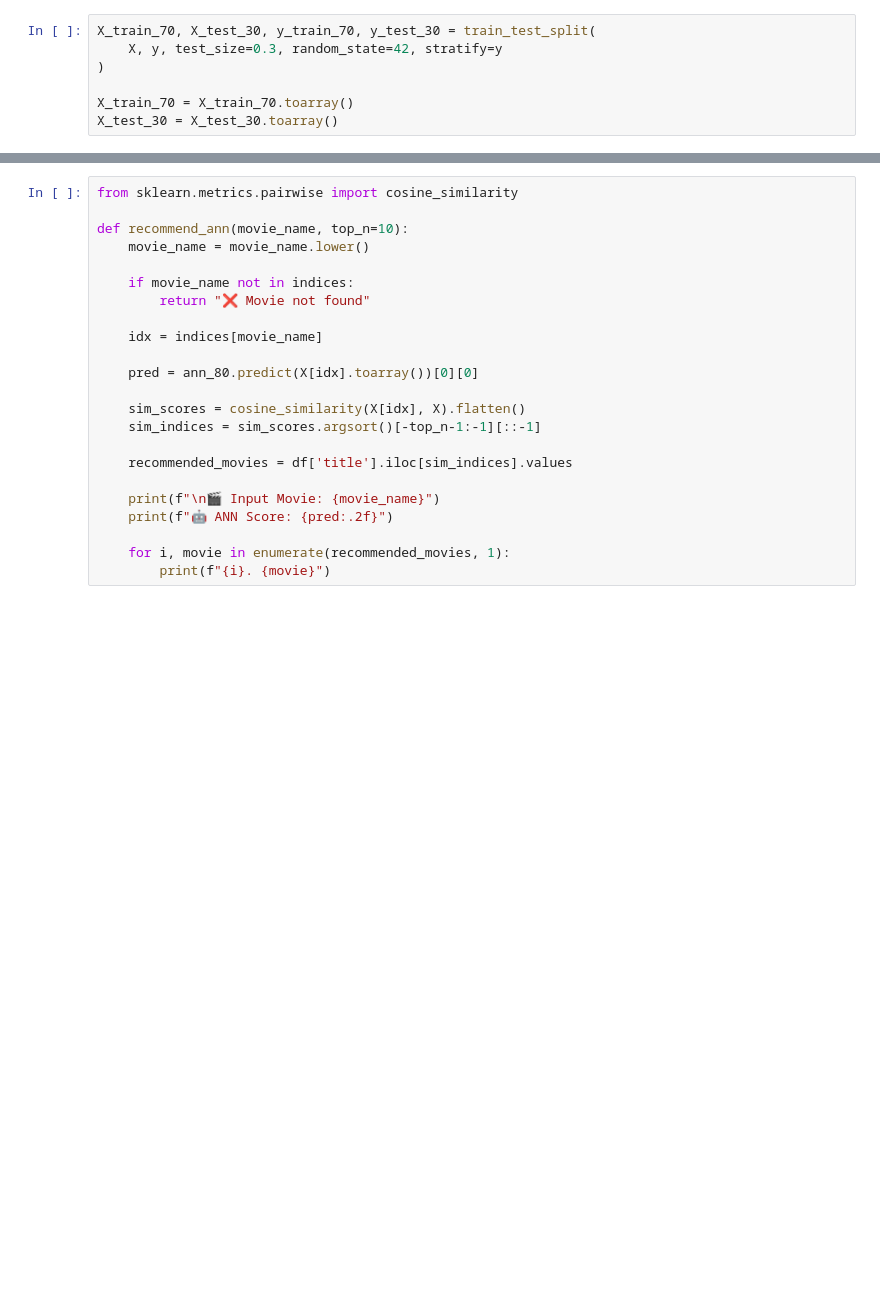
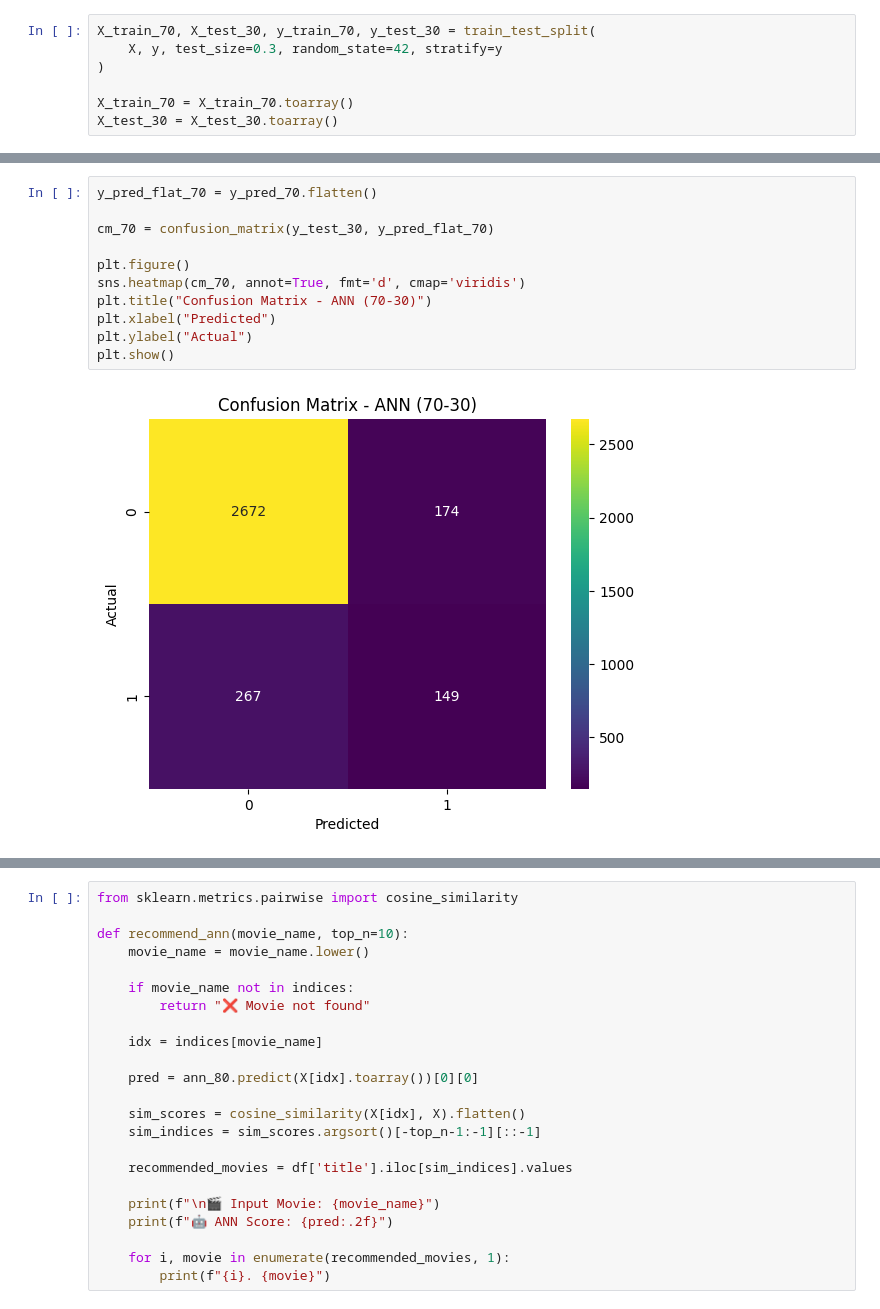
Before and after one commit to MehulShukla-git/Movie_Recommendation_System, a Jupyter notebook: ANN.ipynb, the cells around one changed output, grey strips where cells are left out. Saved outputs shown, nothing was run; the diff lists cells and outputs as text; blank space fills up the shorter version.

```diff
--- a/ANN.ipynb
+++ b/ANN.ipynb
@@ -228,3 +244,16 @@ ROC-AUC : 0.8302175962214174
+# %%
+y_pred_flat_70 = y_pred_70.flatten()
+
+cm_70 = confusion_matrix(y_test_30, y_pred_flat_70)
+
+plt.figure()
+sns.heatmap(cm_70, annot=True, fmt='d', cmap='viridis')
+plt.title("Confusion Matrix - ANN (70-30)")
+plt.xlabel("Predicted")
+plt.ylabel("Actual")
+plt.show()
+# %% [output]
+[figure, added]
 # %%
 fpr_70, tpr_70, _ = roc_curve(y_test_30, y_prob_70)
 
```
Also changed, not shown: parts of 10 cells of this notebook.
